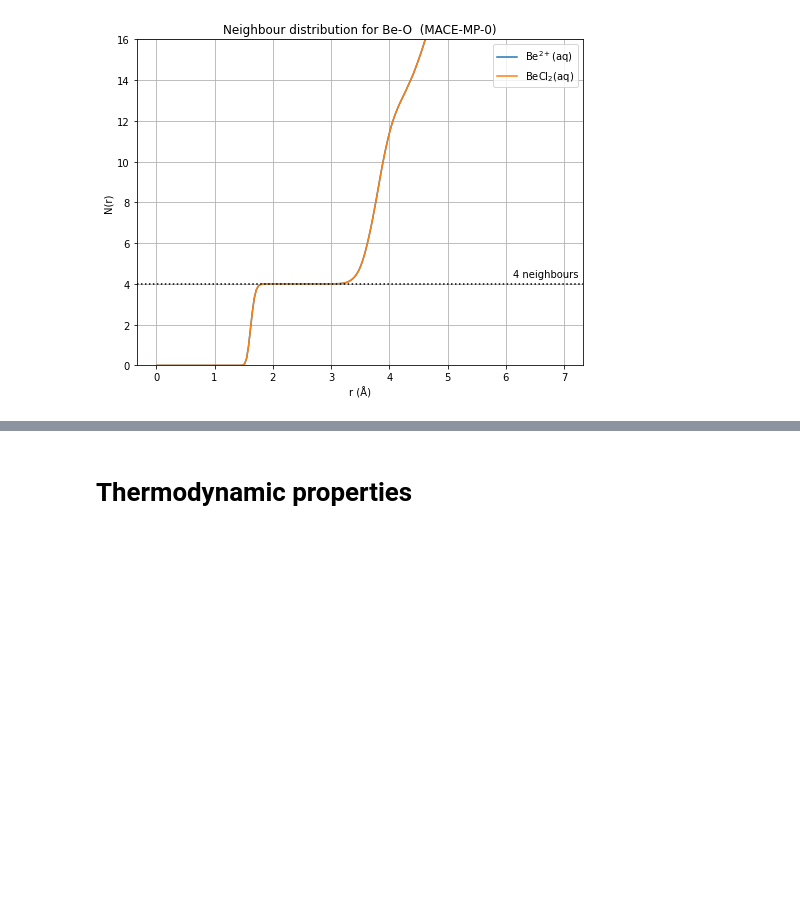
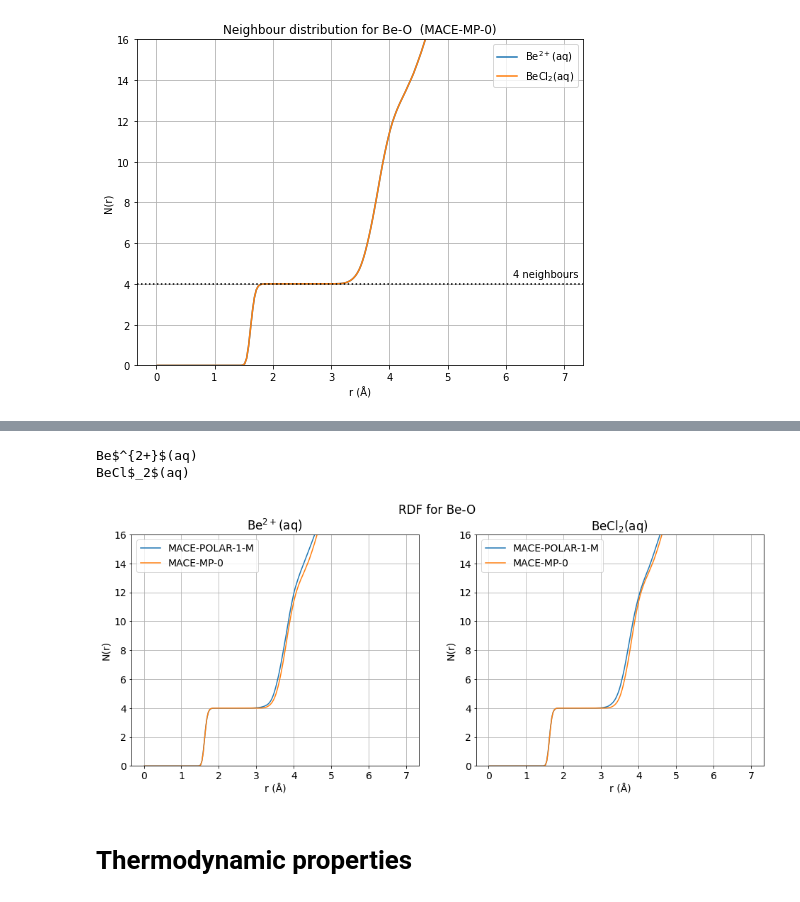
Before and after one commit to viktorsvahn/water, a Jupyter notebook: beryllium.ipynb, the cells around one changed output, grey strips where cells are left out. Drawn from its saved outputs; the diff is of its cells as text; code cells hidden in the pictures; blank space fills up the shorter version.

```diff
--- a/beryllium.ipynb
+++ b/beryllium.ipynb
@@ -73,3 +143,25 @@ plt.show()
+# %%
+fig, axs = plt.subplots(1, 2, figsize=(8*2, 6))
+fig.suptitle(f'RDF for Be-O')
+for i, key in enumerate(POLAR_rdf_data):
+    print(key)
+    r = POLAR_rdf_data[key]['# Distance / pm']/100
+    axs[i].set_title(key)
+    axs[i].set_xlabel('r (Å)')
+    axs[i].set_ylabel('N(r)')
+    axs[i].set_ylim(0, 16)
+    axs[i].grid()
+
+    axs[i].plot(r, POLAR_rdf_data[key]['  Integral'], label='MACE-POLAR-1-M')
+    axs[i].plot(r, MP0_rdf_data[key]['  Integral'], label='MACE-MP-0')
+    rmax = POLAR_rdf_data[key]['# Distance / pm'].max()/100
+
+    axs[i].legend()
+plt.show()
+# %% [output]
+Be$^{2+}$(aq)
+BeCl$_2$(aq)
+[figure, added]
 # %% [markdown]
 # Thermodynamic properties
 # %% [markdown]
```
Also changed, not shown: parts of 11 cells of this notebook, 1 other file.
